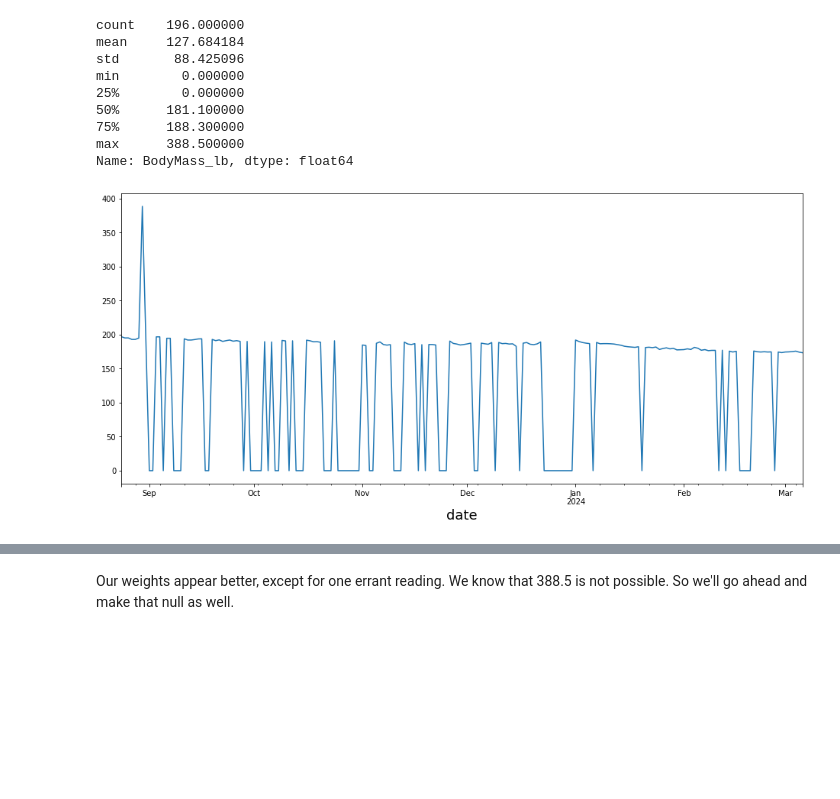
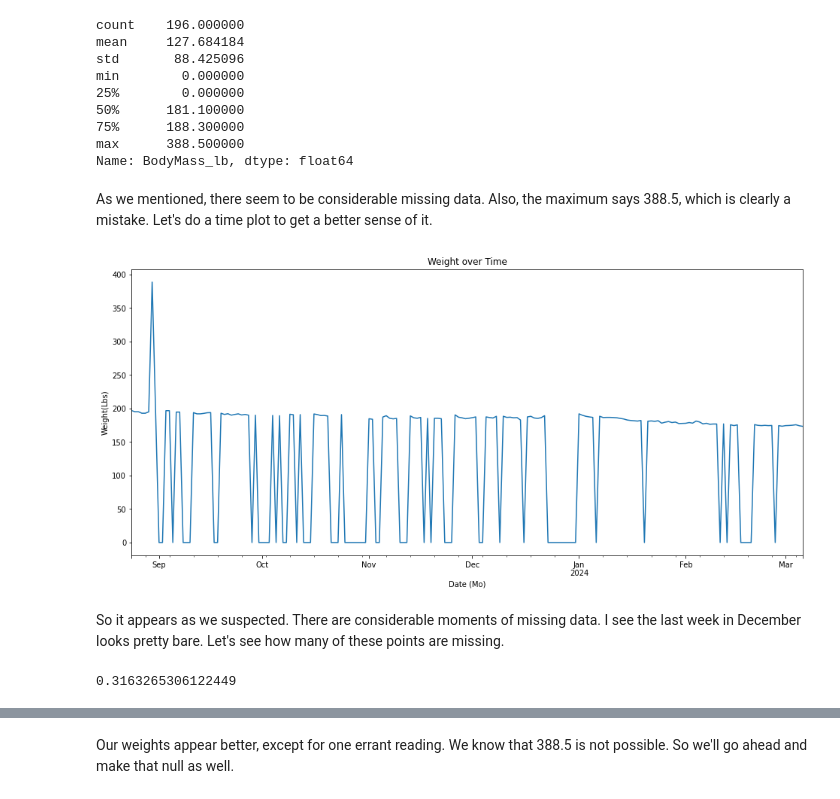
Before and after one commit to bennettandrewm/guess_my_weight, a Jupyter notebook: guess_my_weight_notebook-6-8.ipynb, the cells around one changed output, grey strips where cells are left out. Drawn from its saved outputs; the diff is of its cells as text; code cells hidden in the pictures; blank space fills up the shorter version.

```diff
--- a/guess_my_weight_notebook-6-8.ipynb
+++ b/guess_my_weight_notebook-6-8.ipynb
@@ -85,5 +99,5 @@ import seaborn as sns
 # %%
-df = pd.read_csv('content/guess-my-weight-4-25/merge_health_4_25.csv')
+df = pd.read_csv('/content/guess-my-weight-4-25/merge_health_4_25.csv')
 # %%
 df
 # %% [output]
@@ -144,11 +207,25 @@ min        0.000000
 75%      188.300000
 max      388.500000
 Name: BodyMass_lb, dtype: float64
+# %% [markdown]
+As we mentioned, there seem to be considerable missing data. Also, the maximum says 388.5, which is clearly a mistake. Let's do a time plot to get a better sense of it.
 # %%
 import matplotlib.pyplot as plt
 %matplotlib inline
 
 df['BodyMass_lb'].plot(figsize = (16,7));
+plt.xlabel('Date (Mo)')
+plt.ylabel('Weight(Lbs)')
+plt.title('Weight over Time')
 plt.show()
 # %% [output]
-[figure, old version]
+[figure, new version]
+# %% [markdown]
+So it appears as we suspected. There are considerable moments of missing data. I see the last week in December looks pretty bare. Let's see how many of these points are missing.
+# %%
+#calculate ratio of null (or 0 wieghts)
+null_weights = len(df[df['BodyMass_lb'] < 100])
+total = len(df['BodyMass_lb'])
+null_weights/total
+# %% [output]
+0.3163265306122449
```
Also changed, not shown: parts of 249 cells of this notebook.
